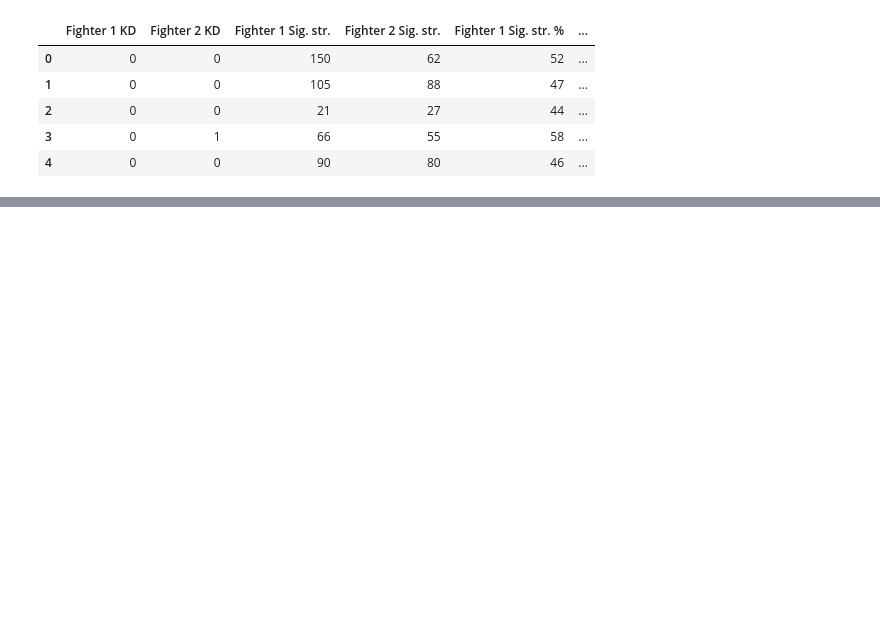
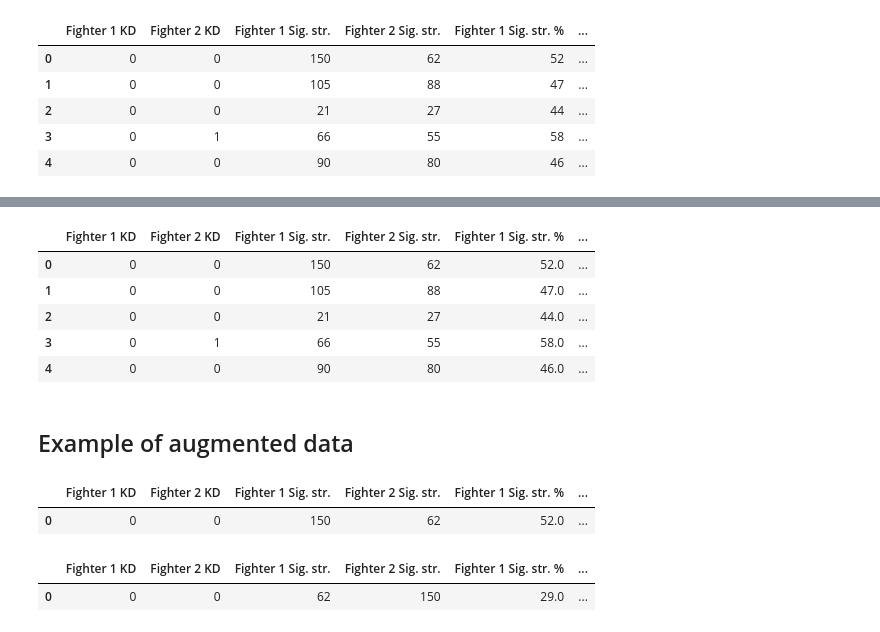
Before and after one commit to tylerlum/ufc_automated_scoring_system, a Jupyter notebook: UFC_Automated_Scoring_System.ipynb, the cells around one changed output, grey strips where cells are left out. Cells and saved outputs as stored; diff of their text form; code cells hidden in the pictures; blank space fills up the shorter version.

```diff
--- a/UFC_Automated_Scoring_System.ipynb
+++ b/UFC_Automated_Scoring_System.ipynb
@@ -357,0 +404,24 @@ FIGHT_TABLE.tail()
+# %%
+def create_flipped_table(table):
+    '''Rearranges columns of table so that each fight has two rows. Let fighters be A and B.
+       One row has (Fighter 1 = A, Fighter 2 = B). One row has (Fighter 1 = B, Fighter 2 = A)
+       Ensure same column order, as column names not looked at when passed to ML model'''
+
+    # Get columns in flipped order, which moves the columns around, but changes column name order too
+    flipped_columns = []
+    for column in table.columns:
+        if "1" in column:
+          flipped_columns.append(column.replace("1", "2"))
+        elif "2" in column:
+          flipped_columns.append(column.replace("2", "1"))
+        else:
+          flipped_columns.append(column)
+    flipped_table = table[flipped_columns]
+
+    # Flips winners around
+    if 'Winner' in flipped_table.columns:
+       flipped_table['Winner'] = flipped_table['Winner'].replace([1, 2], [2, 1])
+
+    # Change column names back to normal
+    flipped_table.columns = table.columns
+    return flipped_table
@@ -357,0 +433,23 @@ FIGHT_TABLE.tail()
+# %%
+FULL_FIGHT_TABLE = add_rows_of_flipped_columns(FIGHT_TABLE)
+# %%
+FULL_FIGHT_TABLE.head()
+# %% [output]
+|  | Fighter 1 KD | Fighter 2 KD | Fighter 1 Sig. str. | Fighter 2 Sig. str. | Fighter 1 Sig. str. % | ... |
+| 0 | 0 | 0 | 150 | 62 | 52.0 | ... |
+| 1 | 0 | 0 | 105 | 88 | 47.0 | ... |
+| 2 | 0 | 0 | 21 | 27 | 44.0 | ... |
+| 3 | 0 | 1 | 66 | 55 | 58.0 | ... |
+| 4 | 0 | 0 | 90 | 80 | 46.0 | ... |
+# %% [markdown]
+## Example of augmented data
+# %%
+FULL_FIGHT_TABLE[(FULL_FIGHT_TABLE['Fighter 1 Name'] == "Robert Whittaker") & (FULL_FIGHT_TABLE['Fighter 2 Name'] == "Kelvin Gastelum")]
+# %% [output]
+|  | Fighter 1 KD | Fighter 2 KD | Fighter 1 Sig. str. | Fighter 2 Sig. str. | Fighter 1 Sig. str. % | ... |
+| 0 | 0 | 0 | 150 | 62 | 52.0 | ... |
+# %%
+FULL_FIGHT_TABLE[(FULL_FIGHT_TABLE['Fighter 2 Name'] == "Robert Whittaker") & (FULL_FIGHT_TABLE['Fighter 1 Name'] == "Kelvin Gastelum")]
+# %% [output]
+|  | Fighter 1 KD | Fighter 2 KD | Fighter 1 Sig. str. | Fighter 2 Sig. str. | Fighter 1 Sig. str. % | ... |
+| 0 | 0 | 0 | 62 | 150 | 29.0 | ... |
```
Also changed, not shown: parts of 37 cells of this notebook.
